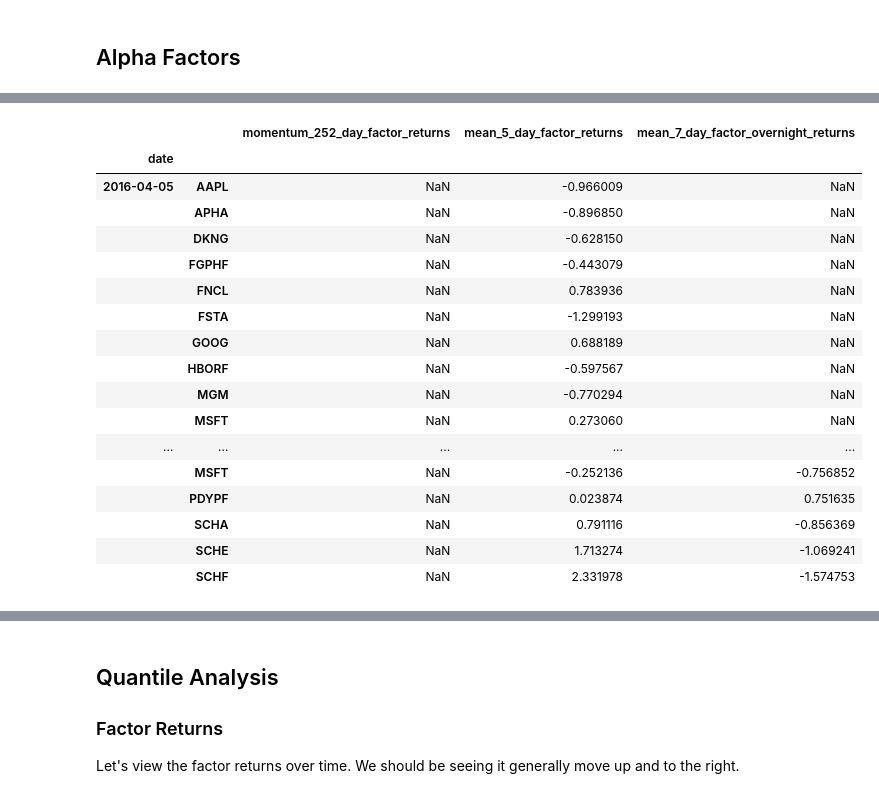
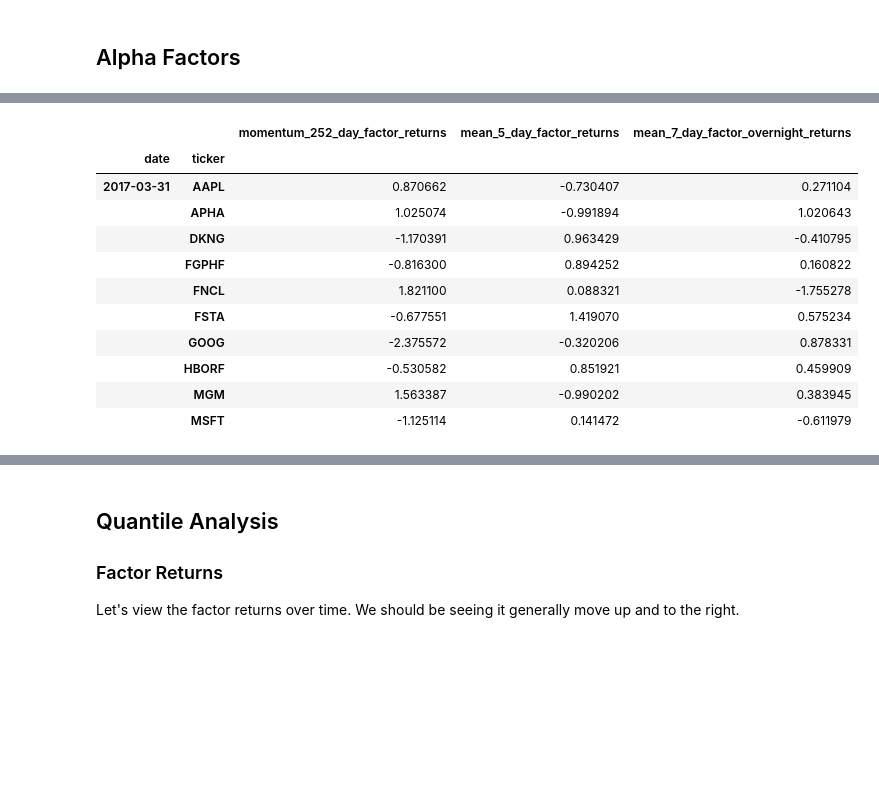
Before and after one commit to nmaiorana/svi-trading-tools, a Jupyter notebook: portfolio_analysis_ira_20210323.ipynb, the cells around one changed output, grey strips where cells are left out. Saved outputs shown, nothing was run; the diff lists cells and outputs as text; code cells hidden in the pictures; blank space fills up the shorter version.

```diff
--- a/portfolio_analysis_ira_20210323.ipynb
+++ b/portfolio_analysis_ira_20210323.ipynb
@@ -323,24 +366,15 @@ window_length = 5
 def momentum(portfolio_price_histories, days=252):
     factor_name = f'momentum_{days}_day_factor_returns'
 
-    returns = retfun.compute_returns(datafun.get_close_values(portfolio_price_histories))
-    avg_ret = returns.rolling(window=days).max()[days-1:]
-    demean_ret = avg_ret.sub(avg_ret.mean(axis=1), axis=0)
-    rank_ret = demean_ret.rank(axis=1)
-    zscore = stats.zscore(rank_ret, ddof=1) * -1
-    factor_data =  pd.DataFrame(data=zscore, index=avg_ret.index, columns=avg_ret.columns.values).stack()
-    return pd.DataFrame(factor_data, columns=[factor_name])
+    raw_factor_data = retfun.compute_log_returns(datafun.get_close_values(portfolio_price_histories), days)
+    return finalize_factor_data(raw_factor_data, factor_name)
 
 def factor_returns(portfolio_price_histories, days=5):
     factor_name = f'mean_{days}_day_factor_returns'
 
     returns = retfun.compute_returns(datafun.get_close_values(portfolio_price_histories))
-    avg_ret = returns.rolling(window=days).mean()[days-1:]
-    demean_ret = avg_ret.sub(avg_ret.mean(axis=1), axis=0)
-    rank_ret = demean_ret.rank(axis=1)
-    zscore = stats.zscore(rank_ret, ddof=1) * -1
-    factor_data =  pd.DataFrame(data=zscore, index=avg_ret.index, columns=avg_ret.columns.values).stack()
-    return pd.DataFrame(factor_data, columns=[factor_name])
+    return finalize_factor_data(returns.rolling(window=days).mean()[days-1:], factor_name, -1)
+
 
 def factor_overnight_returns(portfolio_price_histories, days=7):
     factor_name = f'mean_{days}_day_factor_overnight_returns'
@@ -348,39 +382,30 @@ def factor_overnight_returns(portfolio_price_histories, days=7):
     close_prices = datafun.get_close_values(portfolio_price_histories)
     open_prices = datafun.get_open_values(portfolio_price_histories)
     returns = ((open_prices.shift(-1) - close_prices)  / close_prices)[:-1]
-    avg_ret = returns.rolling(window=days).mean()[days-1:]
-    demean_ret = avg_ret.sub(avg_ret.mean(axis=1), axis=0)
-    rank_ret = demean_ret.rank(axis=1)
-    zscore = stats.zscore(rank_ret, ddof=1)
-    factor_data =  pd.DataFrame(data=zscore, index=avg_ret.index, columns=avg_ret.columns.values).stack()
-    return pd.DataFrame(factor_data, columns=[factor_name])
+    return finalize_factor_data(returns.rolling(window=days).mean()[days-1:], factor_name)
 # %%
 all_factors = pd.concat(
-    [momentum(portfolio_price_histories, 252),
-     factor_returns(portfolio_price_histories),
-     factor_overnight_returns(portfolio_price_histories)], axis=1)
+    [
+        momentum(portfolio_price_histories, 252),
+        factor_returns(portfolio_price_histories),
+        factor_overnight_returns(portfolio_price_histories)
+    ], axis=1)
 all_factors.sort_index(inplace=True)
 # %%
-all_factors.head(40)
+all_factors.dropna().head(10)
 # %% [output]
 |  |  | momentum_252_day_factor_returns | mean_5_day_factor_returns | mean_7_day_factor_overnight_returns |
-| date |  |  |  |  |
-| 2016-04-05 | AAPL | NaN | -0.966009 | NaN |
-|  | APHA | NaN | -0.896850 | NaN |
-|  | DKNG | NaN | -0.628150 | NaN |
-|  | FGPHF | NaN | -0.443079 | NaN |
-|  | FNCL | NaN | 0.783936 | NaN |
-|  | FSTA | NaN | -1.299193 | NaN |
-|  | GOOG | NaN | 0.688189 | NaN |
-|  | HBORF | NaN | -0.597567 | NaN |
-|  | MGM | NaN | -0.770294 | NaN |
-|  | MSFT | NaN | 0.273060 | NaN |
-| ... | ... | ... | ... | ... |
-|  | MSFT | NaN | -0.252136 | -0.756852 |
-|  | PDYPF | NaN | 0.023874 | 0.751635 |
-|  | SCHA | NaN | 0.791116 | -0.856369 |
-|  | SCHE | NaN | 1.713274 | -1.069241 |
-|  | SCHF | NaN | 2.331978 | -1.574753 |
+| date | ticker |  |  |  |
+| 2017-03-31 | AAPL | 0.870662 | -0.730407 | 0.271104 |
+|  | APHA | 1.025074 | -0.991894 | 1.020643 |
+|  | DKNG | -1.170391 | 0.963429 | -0.410795 |
+|  | FGPHF | -0.816300 | 0.894252 | 0.160822 |
+|  | FNCL | 1.821100 | 0.088321 | -1.755278 |
+|  | FSTA | -0.677551 | 1.419070 | 0.575234 |
+|  | GOOG | -2.375572 | -0.320206 | 0.878331 |
+|  | HBORF | -0.530582 | 0.851921 | 0.459909 |
+|  | MGM | 1.563387 | -0.990202 | 0.383945 |
+|  | MSFT | -1.125114 | 0.141472 | -0.611979 |
 # %%
 import alphalens as al
 importlib.reload(al)
```
Also changed, not shown: parts of 13 cells of this notebook, 1 other file.
